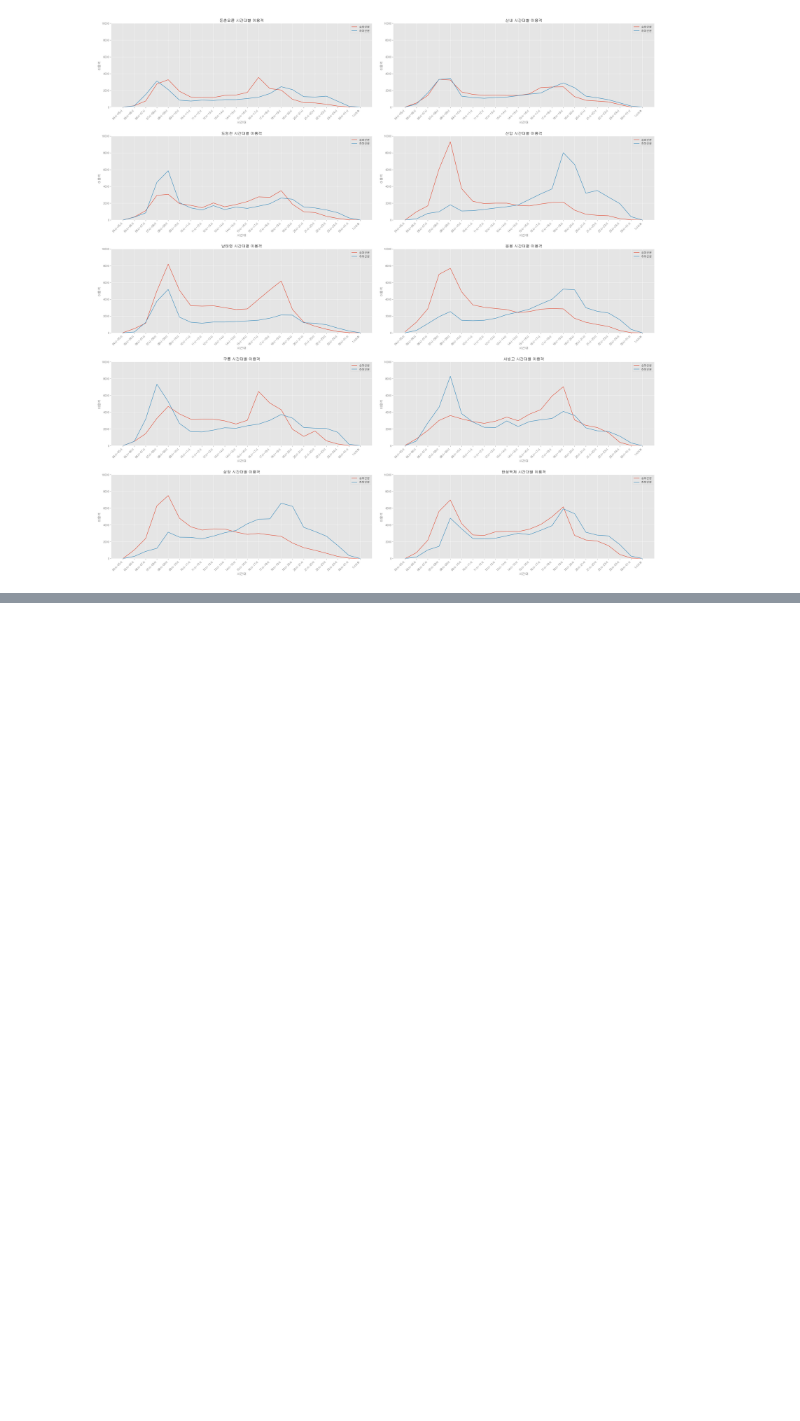
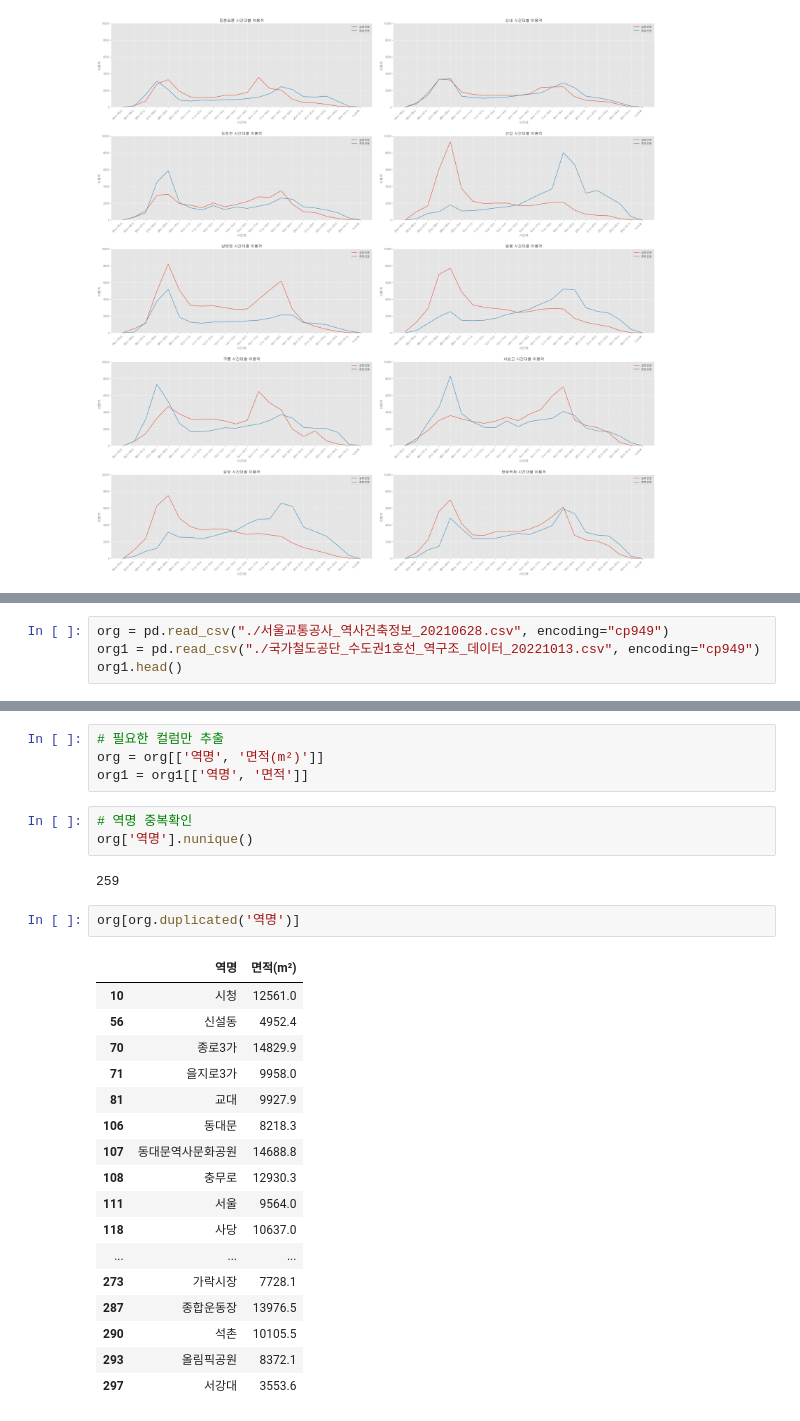
Before and after one commit to HyunJW/Subway_Analystic, a Jupyter notebook: 지하철 이용현황.ipynb, the cells around one changed output, grey strips where cells are left out. Saved outputs shown, nothing was run; the diff lists cells and outputs as text; blank space fills up the shorter version.

```diff
--- a/지하철 이용현황.ipynb
+++ b/지하철 이용현황.ipynb
@@ -1387,0 +1404,4 @@ plt.show()
+# %%
+org = pd.read_csv("./서울교통공사_역사건축정보_20210628.csv", encoding="cp949")
+org1 = pd.read_csv("./국가철도공단_수도권1호선_역구조_데이터_20221013.csv", encoding="cp949")
+org1.head()
@@ -1387,0 +1431,29 @@ plt.show()
+# %%
+# 필요한 컬럼만 추출
+org = org[['역명', '면적(m²)']]
+org1 = org1[['역명', '면적']]
+# %%
+# 역명 중복확인
+org['역명'].nunique()
+# %% [output]
+259
+# %%
+org[org.duplicated('역명')]
+# %% [output]
+|  | 역명 | 면적(m²) |
+| 10 | 시청 | 12561.0 |
+| 56 | 신설동 | 4952.4 |
+| 70 | 종로3가 | 14829.9 |
+| 71 | 을지로3가 | 9958.0 |
+| 81 | 교대 | 9927.9 |
+| 106 | 동대문 | 8218.3 |
+| 107 | 동대문역사문화공원 | 14688.8 |
+| 108 | 충무로 | 12930.3 |
+| 111 | 서울 | 9564.0 |
+| 118 | 사당 | 10637.0 |
+| ... | ... | ... |
+| 273 | 가락시장 | 7728.1 |
+| 287 | 종합운동장 | 13976.5 |
+| 290 | 석촌 | 10105.5 |
+| 293 | 올림픽공원 | 8372.1 |
+| 297 | 서강대 | 3553.6 |
```
Also changed, not shown: parts of 29 cells of this notebook.
